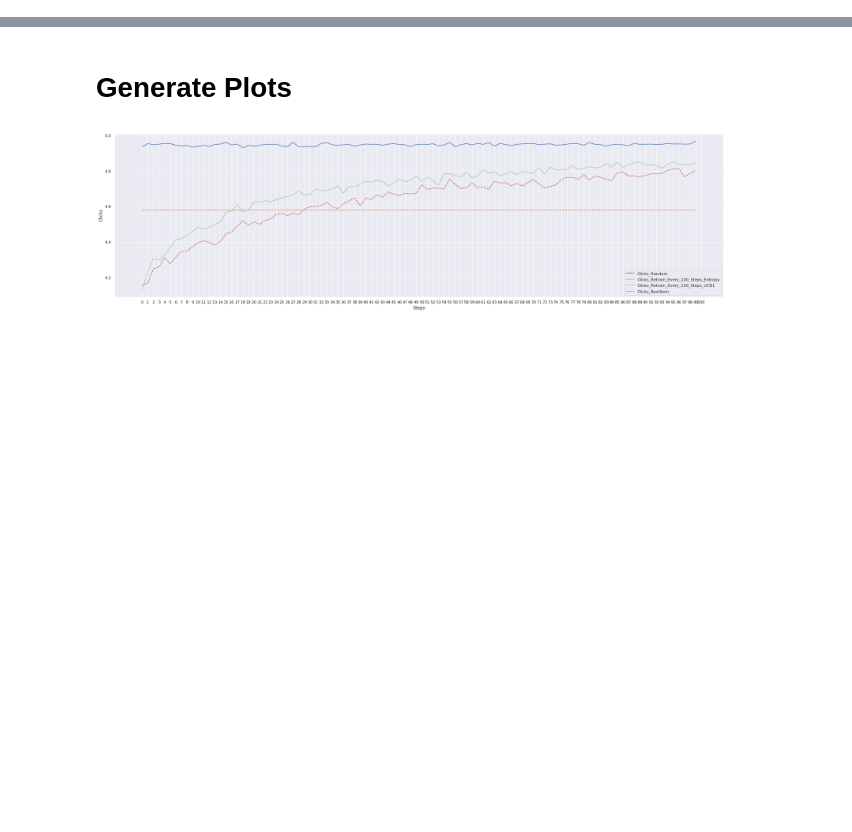
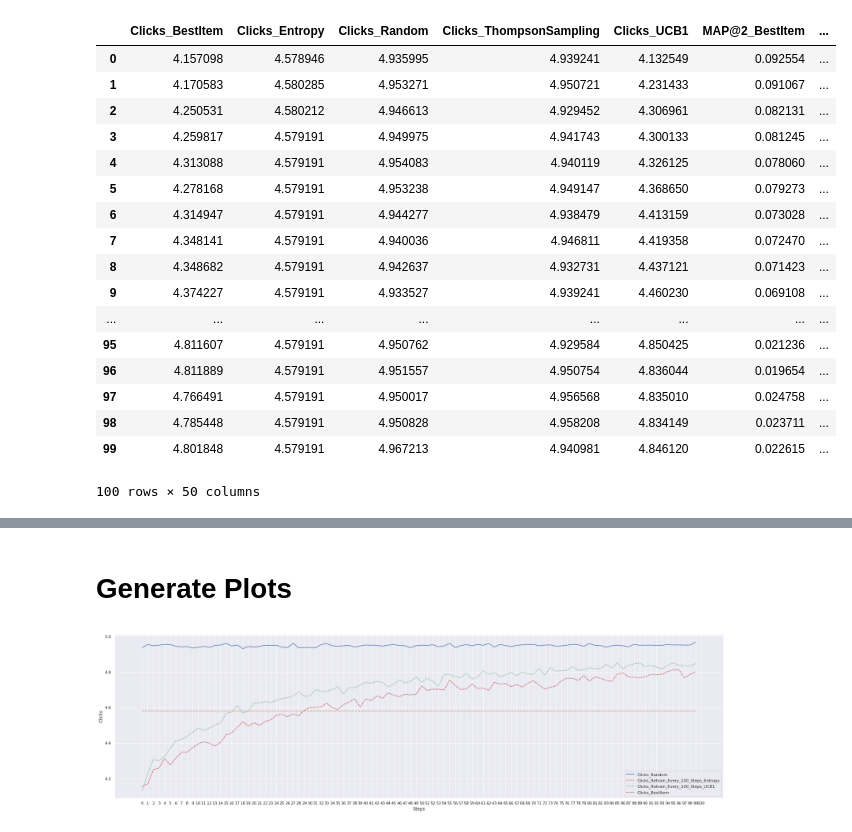
Before and after one commit to wuga214/Q-VAE-Recommendation, a Jupyter notebook: Kai Plot/Plot.ipynb, the cells around one changed output, grey strips where cells are left out. Saved outputs shown, nothing was run; the diff lists cells and outputs as text; code cells hidden in the pictures; blank space fills up the shorter version.

```diff
--- a/Kai Plot/Plot.ipynb
+++ b/Kai Plot/Plot.ipynb
@@ -17,0 +143,21 @@ def preprocess_df(name):
+# %%
+dd
+# %% [output]
+|  | Clicks_BestItem | Clicks_Entropy | Clicks_Random | Clicks_ThompsonSampling | Clicks_UCB1 | MAP@2_BestItem | ... |
+| 0 | 4.157098 | 4.578946 | 4.935995 | 4.939241 | 4.132549 | 0.092554 | ... |
+| 1 | 4.170583 | 4.580285 | 4.953271 | 4.950721 | 4.231433 | 0.091067 | ... |
+| 2 | 4.250531 | 4.580212 | 4.946613 | 4.929452 | 4.306961 | 0.082131 | ... |
+| 3 | 4.259817 | 4.579191 | 4.949975 | 4.941743 | 4.300133 | 0.081245 | ... |
+| 4 | 4.313088 | 4.579191 | 4.954083 | 4.940119 | 4.326125 | 0.078060 | ... |
+| 5 | 4.278168 | 4.579191 | 4.953238 | 4.949147 | 4.368650 | 0.079273 | ... |
+| 6 | 4.314947 | 4.579191 | 4.944277 | 4.938479 | 4.413159 | 0.073028 | ... |
+| 7 | 4.348141 | 4.579191 | 4.940036 | 4.946811 | 4.419358 | 0.072470 | ... |
+| 8 | 4.348682 | 4.579191 | 4.942637 | 4.932731 | 4.437121 | 0.071423 | ... |
+| 9 | 4.374227 | 4.579191 | 4.933527 | 4.939241 | 4.460230 | 0.069108 | ... |
+| ... | ... | ... | ... | ... | ... | ... | ... |
+| 95 | 4.811607 | 4.579191 | 4.950762 | 4.929584 | 4.850425 | 0.021236 | ... |
+| 96 | 4.811889 | 4.579191 | 4.951557 | 4.950754 | 4.836044 | 0.019654 | ... |
+| 97 | 4.766491 | 4.579191 | 4.950017 | 4.956568 | 4.835010 | 0.024758 | ... |
+| 98 | 4.785448 | 4.579191 | 4.950828 | 4.958208 | 4.834149 | 0.023711 | ... |
+| 99 | 4.801848 | 4.579191 | 4.967213 | 4.940981 | 4.846120 | 0.022615 | ... |
+100 rows × 50 columns
```
Also changed, not shown: parts of 9 cells of this notebook, 21 other files.
